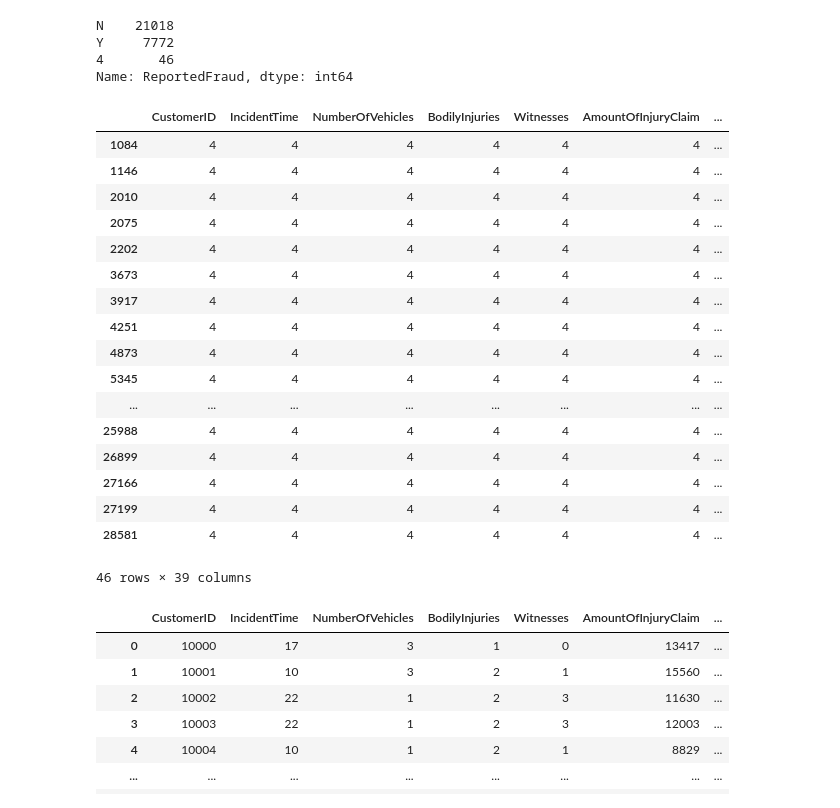
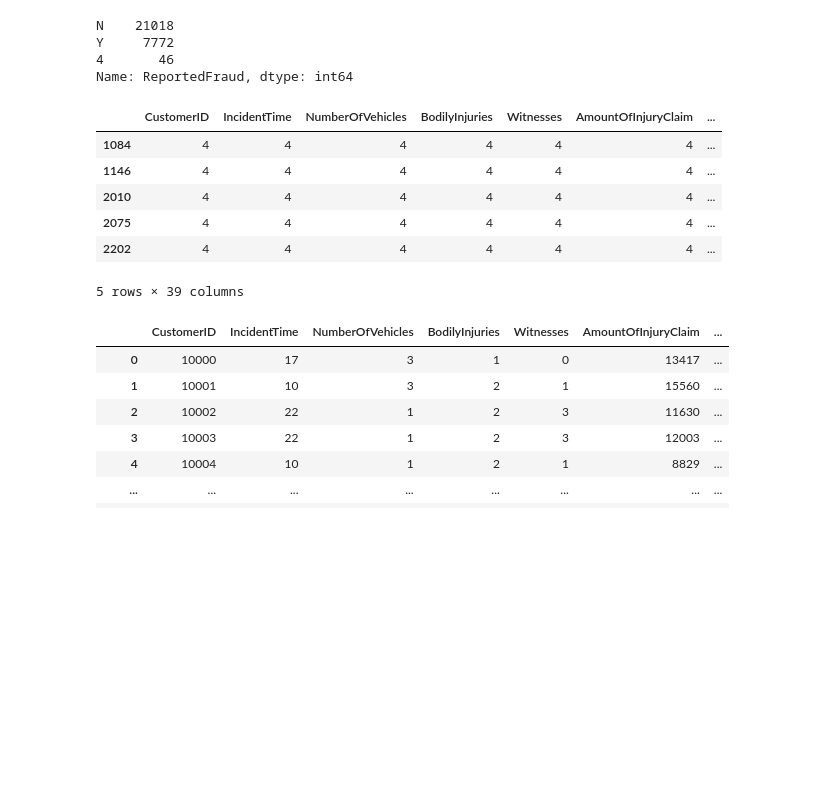
Before and after one commit to whendoves/ML-study, a Jupyter notebook: Vehicle Insurance Claim Fraud Detection inference.ipynb, the cells around one changed output. Cells and saved outputs as stored; diff of their text form; code cells hidden in the pictures; blank space fills up the shorter version.

Commit message:
Update Vehicle Insurance Claim Fraud Detection inference.ipynb
Vehicle insurance fraud classification

```diff
--- a/Vehicle Insurance Claim Fraud Detection inference.ipynb
+++ b/Vehicle Insurance Claim Fraud Detection inference.ipynb
@@ -200,26 +200,15 @@ Name: ReportedFraud, dtype: int64
 data.replace({'ReportedFraud':'N'},0., inplace=True)
 data.replace({'ReportedFraud':'Y'},1., inplace=True)
 # %%
-data.loc[data['ReportedFraud'] == 4]
+data.loc[data['ReportedFraud'] == 4].head(5)
 # %% [output]
 |  | CustomerID | IncidentTime | NumberOfVehicles | BodilyInjuries | Witnesses | AmountOfInjuryClaim | ... |
 | 1084 | 4 | 4 | 4 | 4 | 4 | 4 | ... |
 | 1146 | 4 | 4 | 4 | 4 | 4 | 4 | ... |
 | 2010 | 4 | 4 | 4 | 4 | 4 | 4 | ... |
 | 2075 | 4 | 4 | 4 | 4 | 4 | 4 | ... |
 | 2202 | 4 | 4 | 4 | 4 | 4 | 4 | ... |
-| 3673 | 4 | 4 | 4 | 4 | 4 | 4 | ... |
-| 3917 | 4 | 4 | 4 | 4 | 4 | 4 | ... |
-| 4251 | 4 | 4 | 4 | 4 | 4 | 4 | ... |
-| 4873 | 4 | 4 | 4 | 4 | 4 | 4 | ... |
-| 5345 | 4 | 4 | 4 | 4 | 4 | 4 | ... |
-| ... | ... | ... | ... | ... | ... | ... | ... |
-| 25988 | 4 | 4 | 4 | 4 | 4 | 4 | ... |
-| 26899 | 4 | 4 | 4 | 4 | 4 | 4 | ... |
-| 27166 | 4 | 4 | 4 | 4 | 4 | 4 | ... |
-| 27199 | 4 | 4 | 4 | 4 | 4 | 4 | ... |
-| 28581 | 4 | 4 | 4 | 4 | 4 | 4 | ... |
-46 rows × 39 columns
+5 rows × 39 columns
 # %%
 # Drop data in dataframe which have only 4 in the row
 # load data dataframe as df
```
Also changed, not shown: parts of 1 cell of this notebook.
